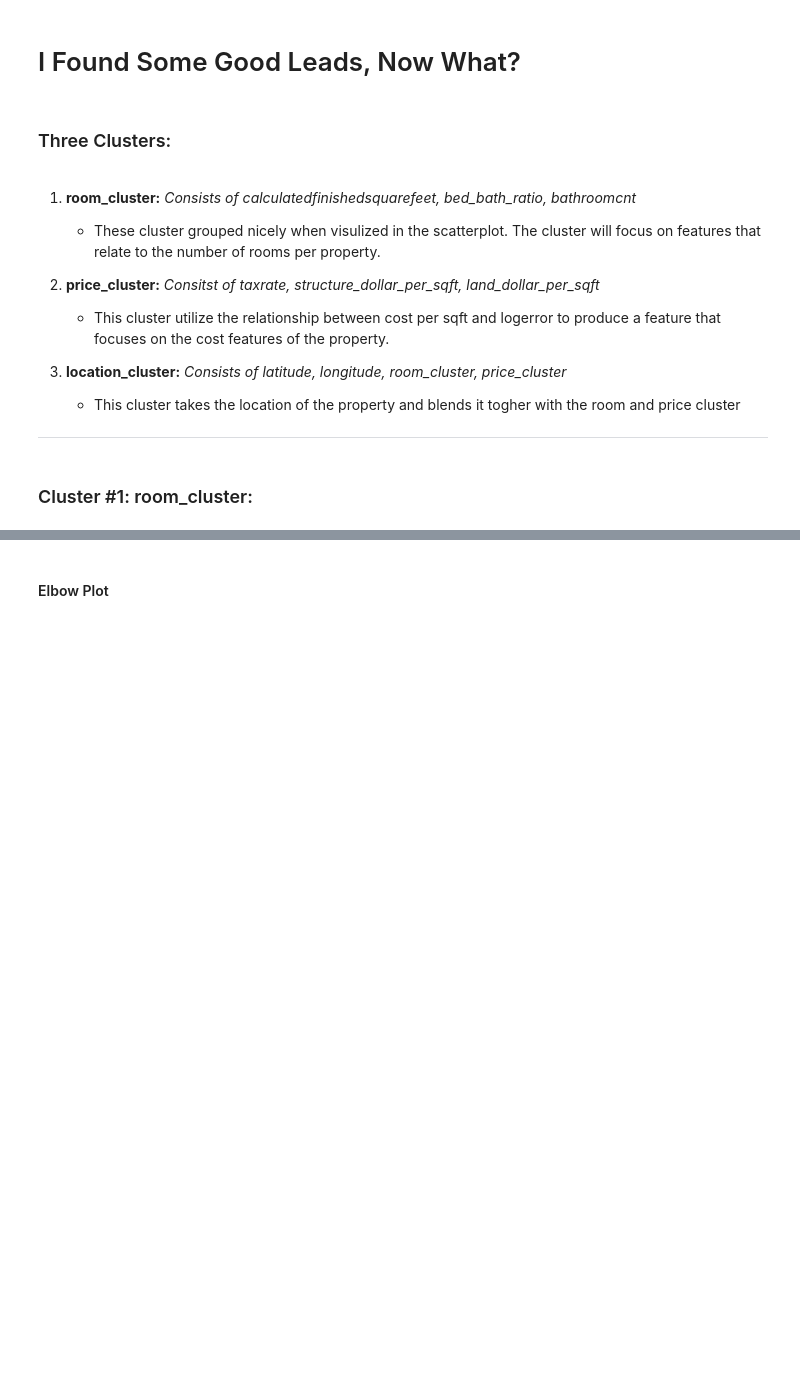
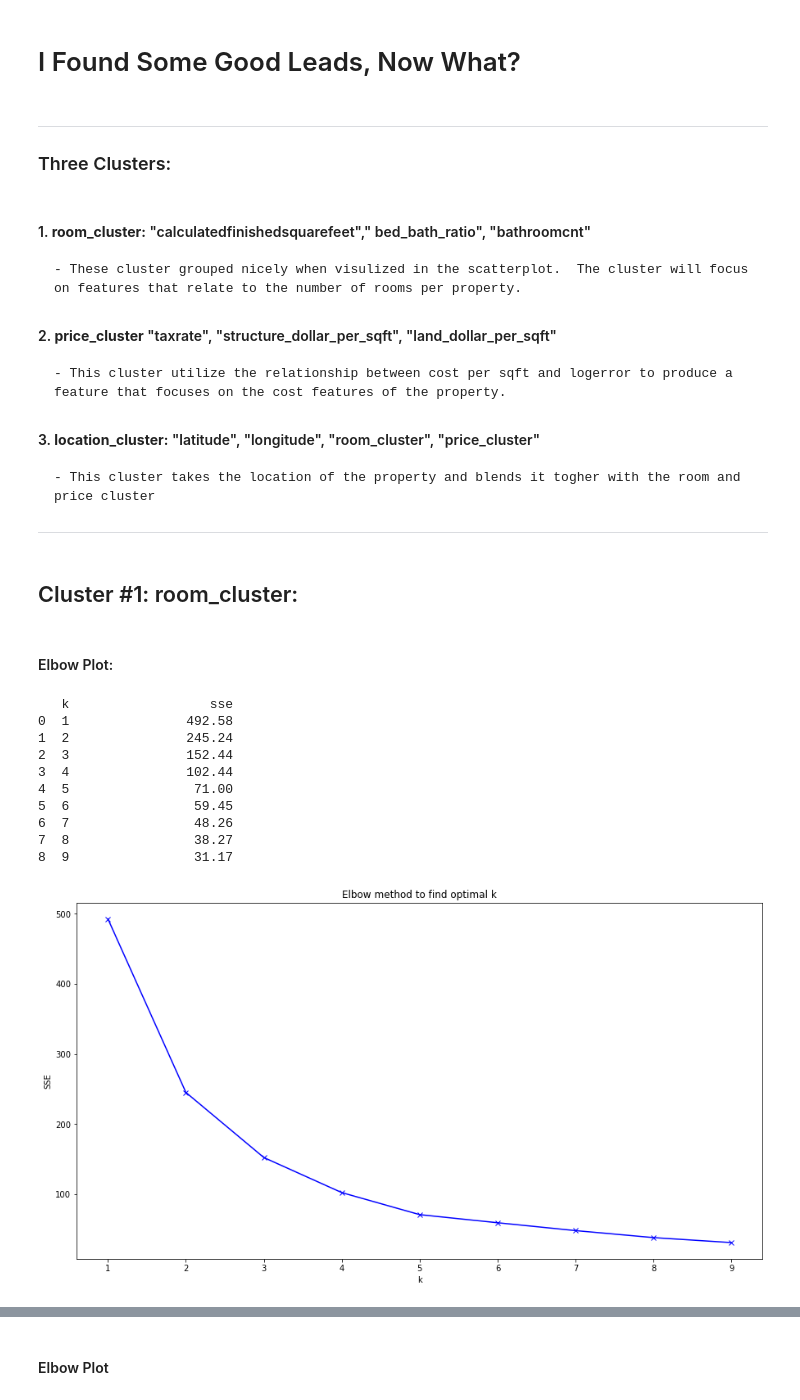
Before and after one commit to CSolitaire/zillow_cluster_project, a Jupyter notebook: final_notebook_clustering.ipynb, the cells around one changed output, grey strips where cells are left out. Saved outputs shown, nothing was run; the diff lists cells and outputs as text; code cells hidden in the pictures; blank space fills up the shorter version.

```diff
--- a/final_notebook_clustering.ipynb
+++ b/final_notebook_clustering.ipynb
@@ -312,19 +318,37 @@ plt.tight_layout()
 # %% [markdown]
 # I Found Some Good Leads, Now What?
 # %% [markdown]
+***
+
 ### Three Clusters:
 # %% [markdown]
-1. **room_cluster:** *Consists of calculatedfinishedsquarefeet, bed_bath_ratio, bathroomcnt*
+#### 1. **room_cluster:** "calculatedfinishedsquarefeet"," bed_bath_ratio", "bathroomcnt"
     - These cluster grouped nicely when visulized in the scatterplot.  The cluster will focus on features that relate to the number of rooms per property.
 
-
-2. **price_cluster:** *Consitst of taxrate, structure_dollar_per_sqft, land_dollar_per_sqft*
+#### 2. **price_cluster** "taxrate", "structure_dollar_per_sqft", "land_dollar_per_sqft"
     - This cluster utilize the relationship between cost per sqft and logerror to produce a feature that focuses on the cost features of the property.
 
 
-3. **location_cluster:** *Consists of latitude, longitude, room_cluster, price_cluster*
+#### 3. **location_cluster:** "latitude", "longitude", "room_cluster", "price_cluster"
     - This cluster takes the location of the property and blends it togher with the room and price cluster
 
 ***
 # %% [markdown]
-### Cluster #1: room_cluster:
+## Cluster #1: room_cluster:
+# %% [markdown]
+#### Elbow Plot:
+# %%
+cluster_vars = ['bathroomcnt', 'bed_bath_ratio', 'calculatedfinishedsquarefeet']
+explore.elbow_plot(X_train_scaled, cluster_vars)
+# %% [output]
+   k                  sse
+0  1               492.58
+1  2               245.24
+2  3               152.44
+3  4               102.44
+4  5                71.00
+5  6                59.45
+6  7                48.26
+7  8                38.27
+8  9                31.17
+[figure, added]
```
Also changed, not shown: parts of 85 cells of this notebook.
